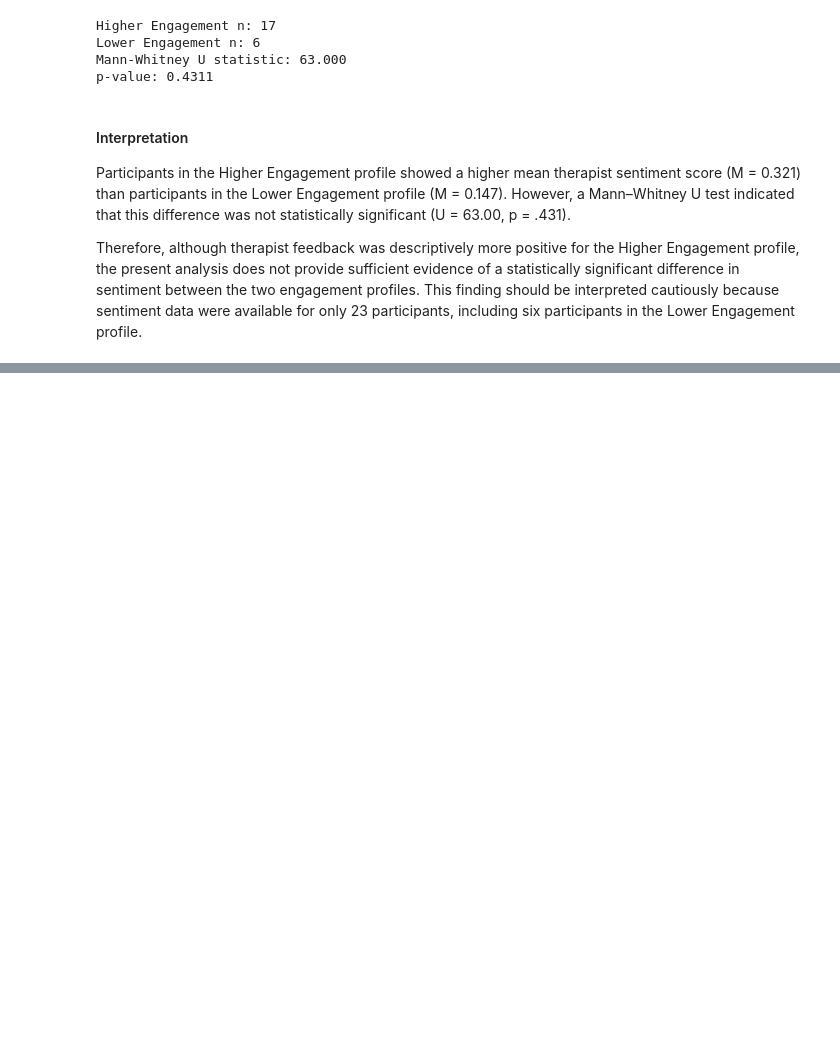
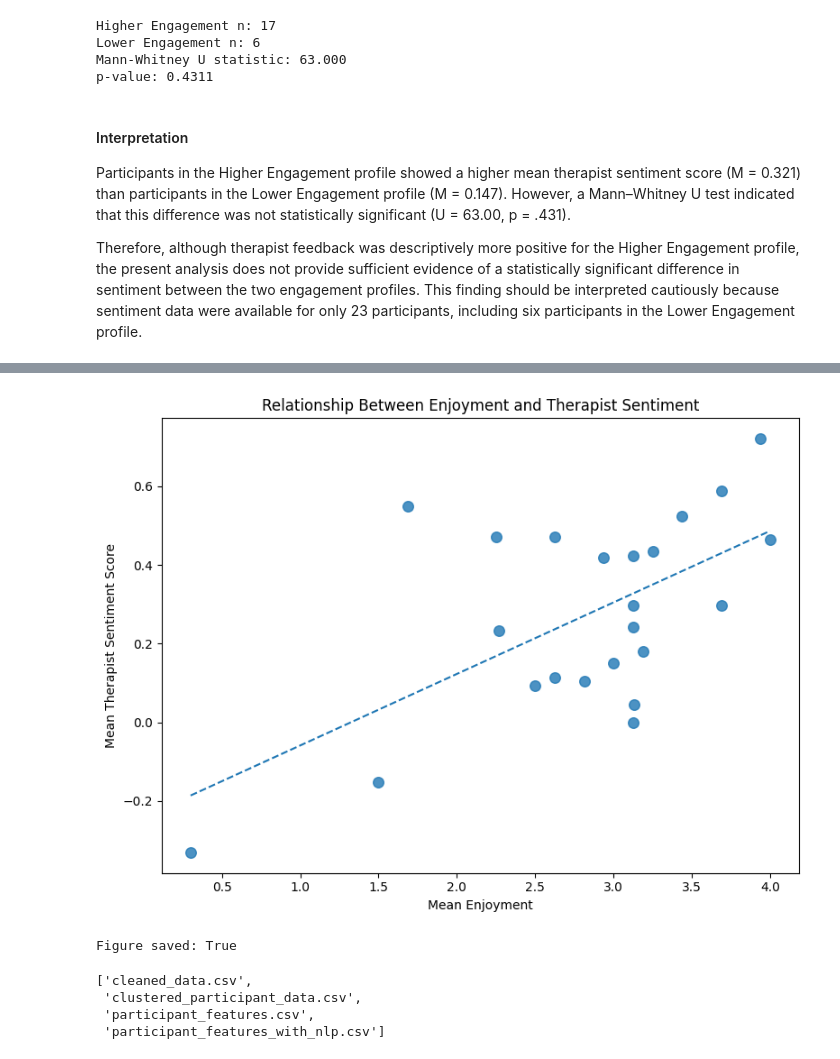
Before and after one commit to PuspitaGoswami/asd-interventions, a Jupyter notebook: notebooks/05_profile_interpretation.ipynb, the cells around one changed output, grey strips where cells are left out. Drawn from its saved outputs; the diff is of its cells as text; code cells hidden in the pictures; blank space fills up the shorter version.

Commit message:
Add sentiment-profile comparison and sentiment correlation analysis

```diff
--- a/notebooks/05_profile_interpretation.ipynb
+++ b/notebooks/05_profile_interpretation.ipynb
@@ -439,0 +526,59 @@ Therefore, although therapist feedback was descriptively more positive for the H
+# %%
+sentiment_enjoyment_df = analysis_df[
+    [
+        "Participant id",
+        "Mean_enjoyment",
+        "Mean_sentiment_compound"
+    ]
+].dropna()
+
+plt.figure(figsize=(8, 6))
+
+plt.scatter(
+    sentiment_enjoyment_df["Mean_enjoyment"],
+    sentiment_enjoyment_df["Mean_sentiment_compound"],
+    s=70,
+    alpha=0.8
+)
+
+# Add a simple trend line
+x = sentiment_enjoyment_df["Mean_enjoyment"]
+y = sentiment_enjoyment_df["Mean_sentiment_compound"]
+
+z = np.polyfit(x, y, 1)
+p = np.poly1d(z)
+
+x_line = np.linspace(x.min(), x.max(), 100)
+
+plt.plot(
+    x_line,
+    p(x_line),
+    linestyle="--"
+)
+
+plt.xlabel("Mean Enjoyment")
+plt.ylabel("Mean Therapist Sentiment Score")
+plt.title("Relationship Between Enjoyment and Therapist Sentiment")
+
+plt.tight_layout()
+sentiment_enjoyment_path = (
+    figures_folder / "sentiment_enjoyment_relationship.png"
+)
+
+plt.savefig(
+    sentiment_enjoyment_path,
+    dpi=300,
+    bbox_inches="tight"
+)
+plt.show()
+print("Figure saved:", sentiment_enjoyment_path.exists())
+# %% [output]
+[figure, added]
+Figure saved: True
+# %%
+[file.name for file in processed_folder.glob("*.csv")]
+# %% [output]
+['cleaned_data.csv',
+ 'clustered_participant_data.csv',
+ 'participant_features.csv',
+ 'participant_features_with_nlp.csv']
```
Also changed, not shown: parts of 4 cells of this notebook.
